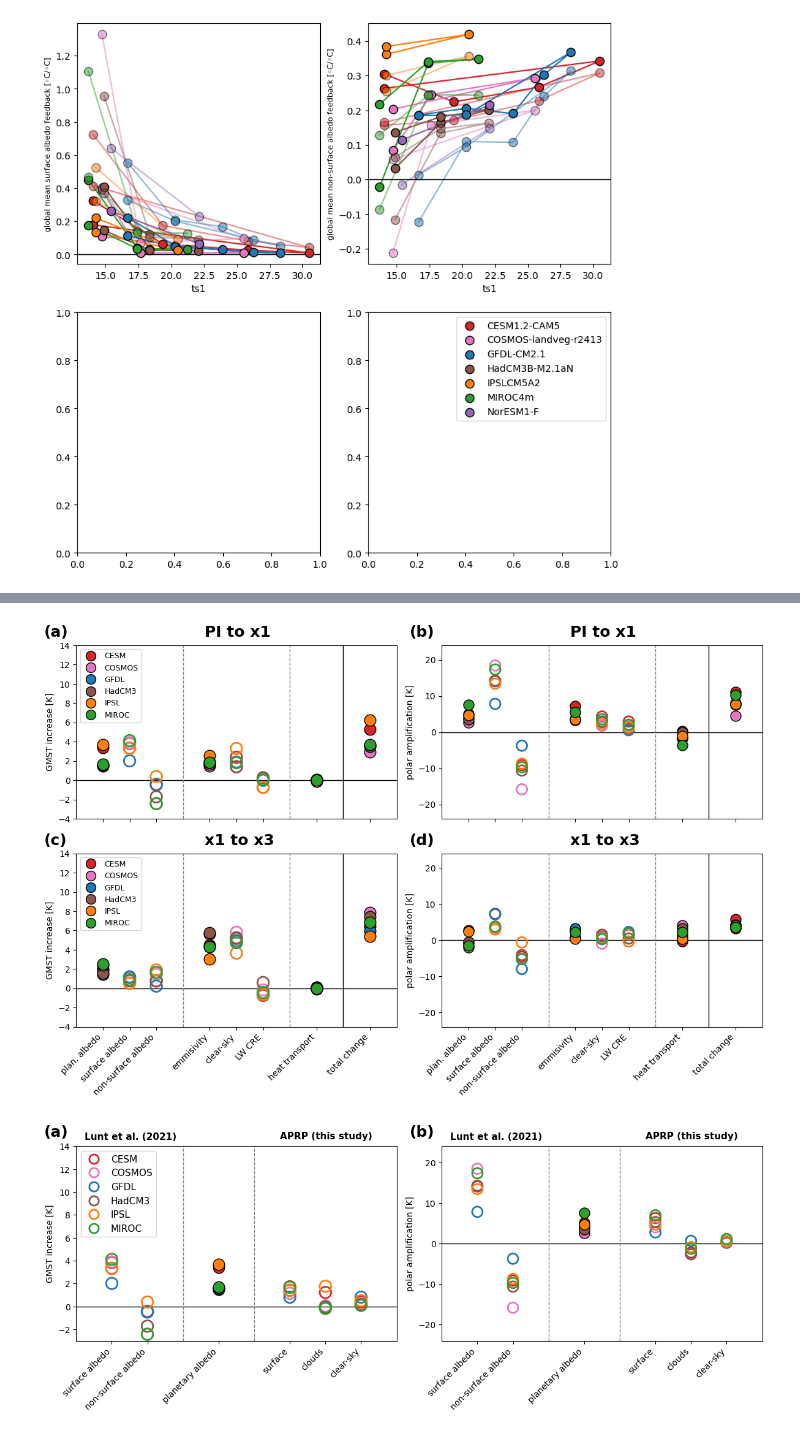
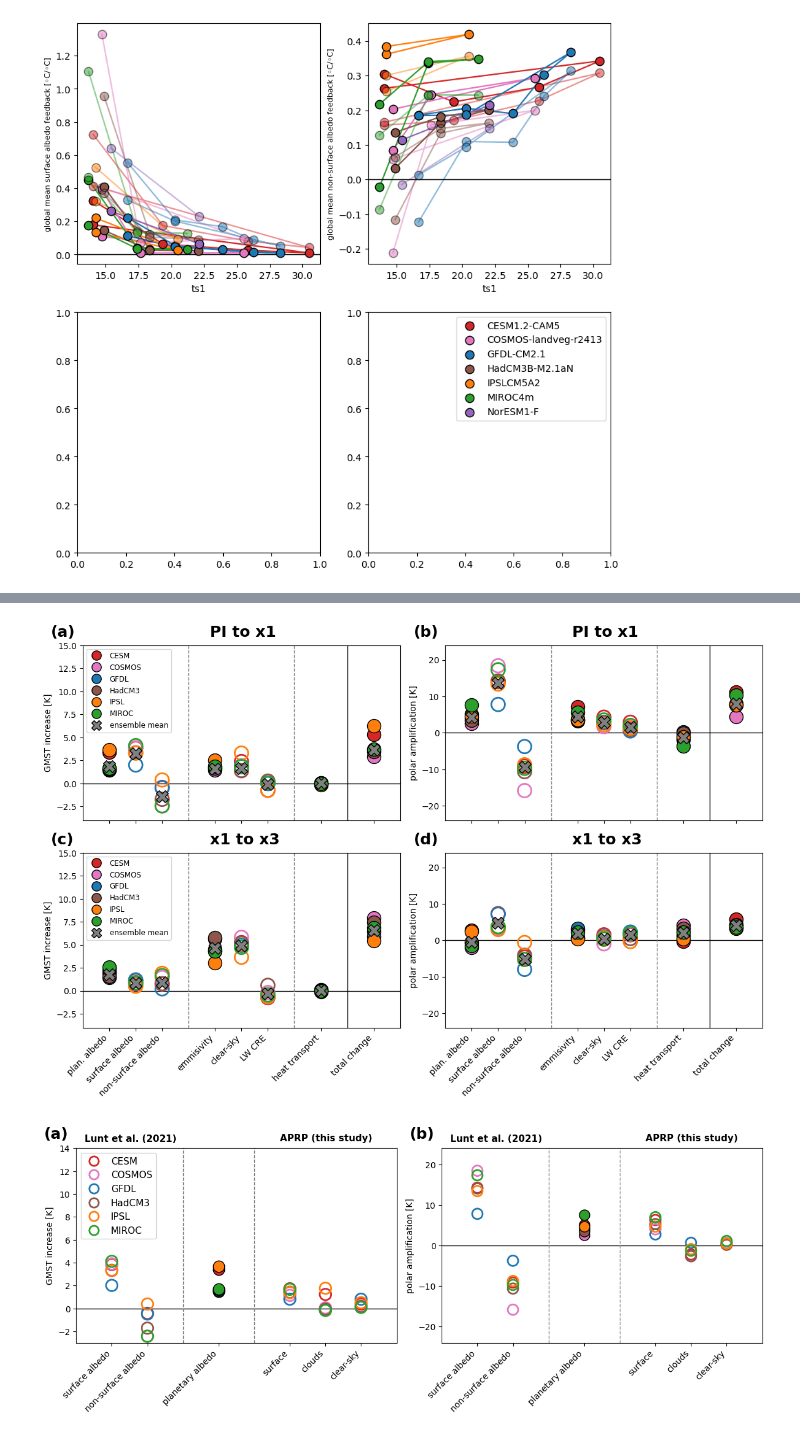
Before and after one commit to sebsteinig/aprp_deepmip, a Jupyter notebook: code/ebm_vs_aprp.ipynb, the cells around one changed output, grey strips where cells are left out. Saved outputs shown, nothing was run; the diff lists cells and outputs as text; code cells hidden in the pictures.

Commit message:
updated figures

```diff
--- a/code/ebm_vs_aprp.ipynb
+++ b/code/ebm_vs_aprp.ipynb
@@ -341,6 +486,8 @@ for row,target_scenario in enumerate(scenario_list):
 
     # Loop through the models and scenarios to plot the scatter points
     for model, scenarios in GLO_means.items():
+        if model == 'ensemble-mean':
+            continue
         for scenario, values in scenarios.items():
             if scenario == target_scenario or ( target_scenario == 'deepmip-eocene-p1-PI_to_deepmip-eocene-p1-x1' and scenario == 'deepmip-eocene-p1-PI_to_deepmip-eocene-p1-x1.5' ) or ( target_scenario == 'deepmip-eocene-p1-x1_to_deepmip-eocene-p1-x3' and scenario == 'deepmip-eocene-p1-x1.5_to_deepmip-eocene-p1-x3' ):
 
@@ -392,7 +539,7 @@ for row,target_scenario in enumerate(scenario_list):
                         edgecolors=edgecolor,
                         marker='o',
                         linewidth=edgewidth,
-                        s=180
+                        s=marker_size
                     )
 
                     ax[row,1].scatter(
@@ -404,45 +551,115 @@ for row,target_scenario in enumerate(scenario_list):
                         edgecolors=edgecolor,
                         marker='o',
                         linewidth=edgewidth,
-                        s=150
+                        s=marker_size
                     )
+
+    # add ensemble mean markers
+    ensemble_model = 'ensemble-mean'
+    if ensemble_model in GLO_means and target_scenario in GLO_means[ensemble_model]:
+        ensemble_gm = [
+            GLO_means[ensemble_model][target_scenario]['dt_palb'].values,
+            GLO_means[ensemble_model][target_scenario]['dt_salb'].values,
+            GLO_means[ensemble_model][target_scenario]['dt_palb'].values - GLO_means[ensemble_model][target_scenario]['dt_salb'].values,
+            GLO_means[ensemble_model][target_scenario]['dt_emm'].values,
+            GLO_means[ensemble_model][target_scenario]['dt_emm'].values - GLO_means[ensemble_model][target_scenario]['dt_lwcre'].values,
+            GLO_means[ensemble_model][target_scenario]['dt_lwcre'].values,
+            GLO_means[ensemble_model][target_scenario]['dt_htc'].values,
+            (GLO_means[ensemble_model][target_scenario]['ts2'] - GLO_means[ensemble_model][target_scenario]['ts1']).values
+        ]
+
+        ensemble_amp = [
+            AMP_means[ensemble_model][target_scenario]['dt_palb'].values,
+            AMP_means[ensemble_model][target_scenario]['dt_salb'].values,
+            AMP_means[ensemble_model][target_scenario]['dt_palb'].values - AMP_means[ensemble_model][target_scenario]['dt_salb'].values,
+            AMP_means[ensemble_model][target_scenario]['dt_emm'].values,
+            AMP_means[ensemble_model][target_scenario]['dt_emm'].values - AMP_means[ensemble_model][target_scenario]['dt_lwcre'].values,
+            AMP_means[ensemble_model][target_scenario]['dt_lwcre'].values,
+            AMP_means[ensemble_model][target_scenario]['dt_htc'].values,
+            (AMP_means[ensemble_model][target_scenario]['ts2'] - AMP_means[ensemble_model][target_scenario]['ts1']).values
+        ]
+
+        for i, (x_pos, y_val_gm, y_val_amp, facecolor) in enumerate(zip(x_positions, ensemble_gm, ensemble_amp, facecolors)):
+            if facecolor == 'none':
+                # edgecolor = "gray"
+                # edgewidth = 3.0
+                # color = 'none'
+                edgecolor = 'black'
+                edgewidth = 1.0
+                color = 'gray'
+            else:
+                edgecolor = 'black'
+                edgewidth = 1.0
+                color = 'gray'
+            ax[row,0].scatter(
+                x_pos,
+                y_val_gm,
+                facecolor=color,  # Ensemble mean marker color
+                edgecolors=edgecolor,
+                marker='X',
+                linewidth=edgewidth,
+                s=200,
+                alpha=1.0,
+                label=None
+            )
+
+            ax[row,1].scatter(
+                x_pos,
+                y_val_amp,
+                facecolor=color,  # Ensemble mean marker color
+                edgecolors=edgecolor,
+                marker='X',
+                linewidth=edgewidth,
+                s=200,
+                alpha=1.0,
+                label=None
+            )
 
     titles = ['GMST increase [K]', 'polar amplification [K]']
 
     # Set custom x-ticks and labels
     for col in range(2):
         ax[row,col].set_xticks(x_positions)
         ax[row,col].set_xticklabels(categories, rotation=45, ha='right')
         ax[row,col].set_ylabel(titles[col])
         ax[row,col].axhline(y=0, color='black', linestyle='-', linewidth=1, zorder=0)
         ax[row,col].axvline(x=x_positions[2] + 1.0, color='gray', linestyle='--', linewidth=1)
         ax[row,col].axvline(x=x_positions[5] + 1.0, color='gray', linestyle='--', linewidth=1)
         ax[row,col].axvline(x=x_positions[6] + 1.0, color='black', linestyle='-', linewidth=1)
 
         ax[row,col].set_xlim(-1.0, max(x_positions) + 1.0)
 
-    ax[row,0].set_ylim(-4, 14)
+    ax[row,0].set_ylim(-4, 15)
     ax[row,1].set_ylim(-24, 24)
 
     # Adjust legend markers size
     handles, labels = ax[row,0].get_legend_handles_labels()
-    small_legend = [plt.Line2D([row,0], [row,0], marker='o', color='w', markeredgecolor='black',
-                            markerfacecolor=deepmip_dict[model]['pcolor'], markersize=11.5, markeredgewidth=1.0)
-                    for model in GLO_means.keys()]
-    ax[row,0].legend(small_legend, labels, loc='upper left', fontsize=9)
+
+    # Adjust legend markers size
+    small_legend = [plt.Line2D([0], [0], marker='o', color='w', markeredgecolor='black',
+                            markerfacecolor=deepmip_dict[model]['pcolor'], markersize=11., markeredgewidth=1.0)
+                    for model in GLO_means.keys() if model in deepmip_dict and model != 'NorESM1-F']
+
+    # Manually add the ensemble-mean entry
+    ensemble_legend = plt.Line2D([0], [0], marker='X', color='w', markeredgecolor='black',
+                                markerfacecolor='gray', markersize=11., markeredgewidth=1.0)
+    small_legend.append(ensemble_legend)
+    labels.append('ensemble mean')
+
+    ax[row,0].legend(small_legend, labels, loc='upper left', fontsize=8.5)
 
 add_panel_labels(ax.flatten(), fontsize=18, x_offset=-0.1, y_offset=1.05, fontweight='bold')
 
 ax[0,0].text( 0.4, 1.05, 'PI to x1', fontsize=18, transform=ax[0,0].transAxes, fontweight='bold')
 ax[0,1].text( 0.4, 1.05, 'PI to x1', fontsize=18, transform=ax[0,1].transAxes, fontweight='bold')
 ax[1,0].text( 0.4, 1.05, 'x1 to x3', fontsize=18, transform=ax[1,0].transAxes, fontweight='bold')
 ax[1,1].text( 0.4, 1.05, 'x1 to x3', fontsize=18, transform=ax[1,1].transAxes, fontweight='bold')
 
 plt.tight_layout()
 plt.savefig(f"{figure_dir}/EBM_main_conmponents_scatter_SI.pdf")  # Save each model's plots as a PDF
 # plt.close()
 # %% [output]
-[figure, old version]
+[figure, new version]
 # %%
 # repeat the scatter plot but showing the APRP results
 scenario_list = ['deepmip-eocene-p1-PI_to_deepmip-eocene-p1-x1', 'deepmip-eocene-p1-x1_to_deepmip-eocene-p1-x3', 'deepmip-eocene-p1-PI_to_deepmip-eocene-p1-x3']
```
Also changed, not shown: parts of 2 cells of this notebook, 18 other files.
